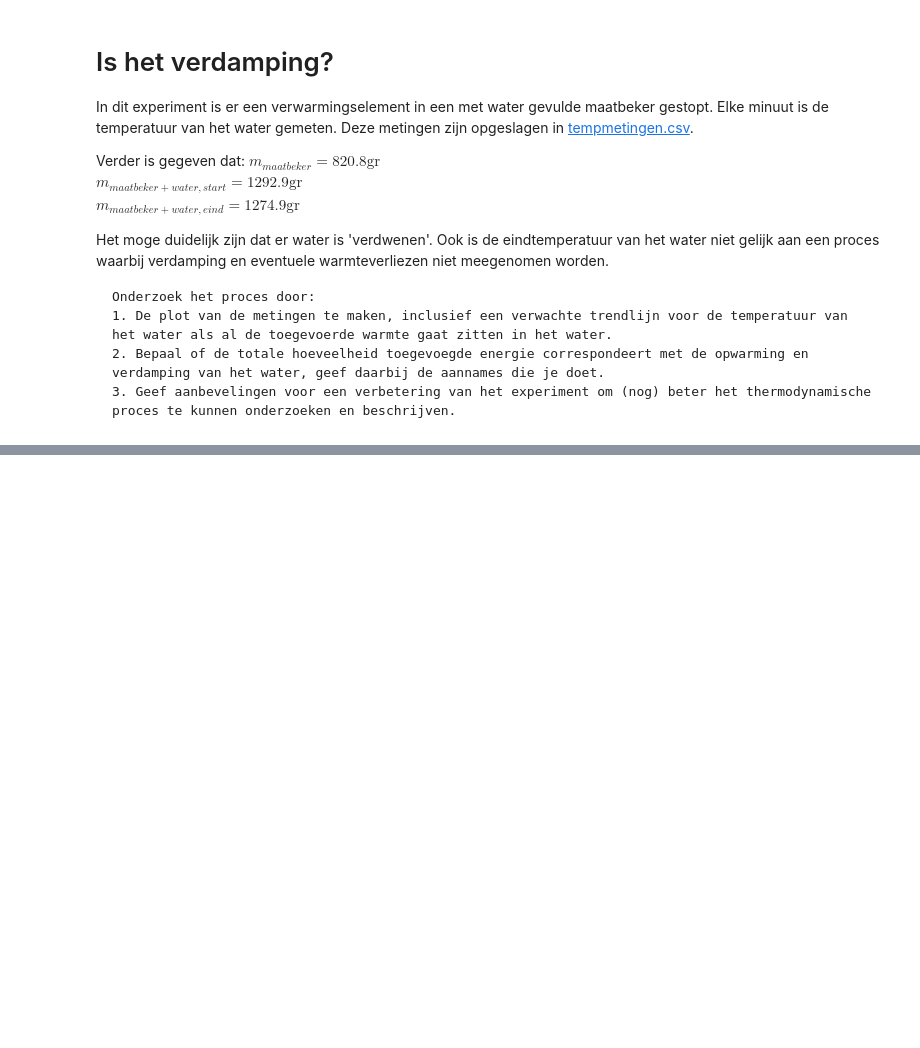
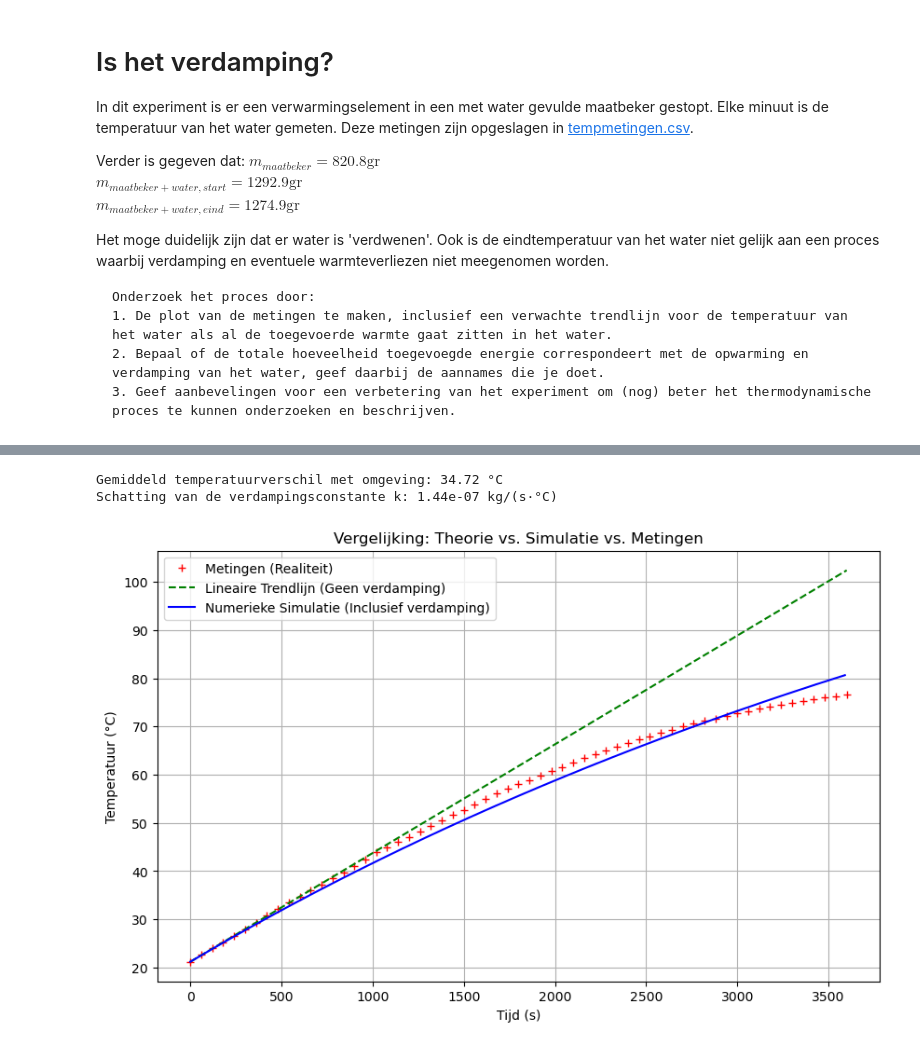
Before and after one commit to swerleman/IP2-Portfolio, a Jupyter notebook: Content/Labs/Verdamping.ipynb, the cells around one changed output, grey strips where cells are left out. Saved outputs shown, nothing was run; the diff lists cells and outputs as text; code cells hidden in the pictures; blank space fills up the shorter version.

```diff
--- a/Content/Labs/Verdamping.ipynb
+++ b/Content/Labs/Verdamping.ipynb
@@ -104,0 +79,55 @@ Mogelijke verbeteringen aan het experiment kunnen zijn:
+# %%
+# Numerieke Simulatie met Verdamping
+
+# Parameters en Startwaarden
+dt = 10                  # Tijdstap in seconden
+t_sim = np.arange(0, t_sec[-1], dt)
+T_sim = np.zeros(len(t_sim))
+T_sim[0] = T[0]          # Starttemperatuur uit je metingen
+m_nu = m_water_start
+
+# schatten een verdampingsconstante (k)
+# dm = k * (T - T_omgeving)
+# Hoe hoger de T, hoe meer massa er per seconde verdampt
+delta_T_avg = np.mean(T) - 20  # Gemiddeld temperatuurverschil met omgeving (20°C)
+print(f'Gemiddeld temperatuurverschil met omgeving: {delta_T_avg:.2f} °C')
+dm = m_water_verloren  # totale massa verlies tijdens het experiment
+t_totaal = t_sec[-1]  # totale tijd van het experiment in seconden
+k_evap = dm/((delta_T_avg)*t_totaal)  # eenvoudige schatting op basis van gemeten massa verlies
+print(f'Schatting van de verdampingsconstante k: {k_evap:.2e} kg/(s·°C)')
+
+# De Numerieke Simulatie
+for i in range(1, len(t_sim)):
+    # Energiebalans per tijdstap dt:
+    Q_in = P_fit * dt
+
+    # Verdamping hangt af van temperatuurverschil met omgeving
+    # dm = k * (T - T_omgeving)
+    dm = k_evap * (T_sim[i-1] - 20) * dt
+    if T_sim[i-1] < 20: dm = 0 # Geen verdamping onder kamertemperatuur
+
+    Q_uit_evap = dm * L_vaporisatie
+    m_nu -= dm # De massa van het water neemt af
+
+    # Temperatuurverandering: dT = Q_netto / (m * c)
+    dT = (Q_in - Q_uit_evap) / (m_nu * c_water)
+    T_sim[i] = T_sim[i-1] + dT
+
+# Theoretische Lineaire Trendlijn zonder Verdamping
+# Simulatie met verdamping vergelijken met theorie zonder verdamping
+# Reële metingen
+# Plotten van de vergelijking
+plt.figure(figsize=(10, 6))
+plt.plot(t_sec, T, 'r+', label='Metingen (Realiteit)')
+plt.plot(t_sec, T_theorie, 'g--', label='Lineaire Trendlijn (Geen verdamping)')
+plt.plot(t_sim, T_sim, 'b-', label='Numerieke Simulatie (Inclusief verdamping)')
+plt.xlabel('Tijd (s)')
+plt.ylabel('Temperatuur (°C)')
+plt.title('Vergelijking: Theorie vs. Simulatie vs. Metingen')
+plt.legend()
+plt.grid(True)
+plt.show()
+# %% [output]
+Gemiddeld temperatuurverschil met omgeving: 34.72 °C
+Schatting van de verdampingsconstante k: 1.44e-07 kg/(s·°C)
+[figure, added]
```
Also changed, not shown: parts of 4 cells of this notebook.
